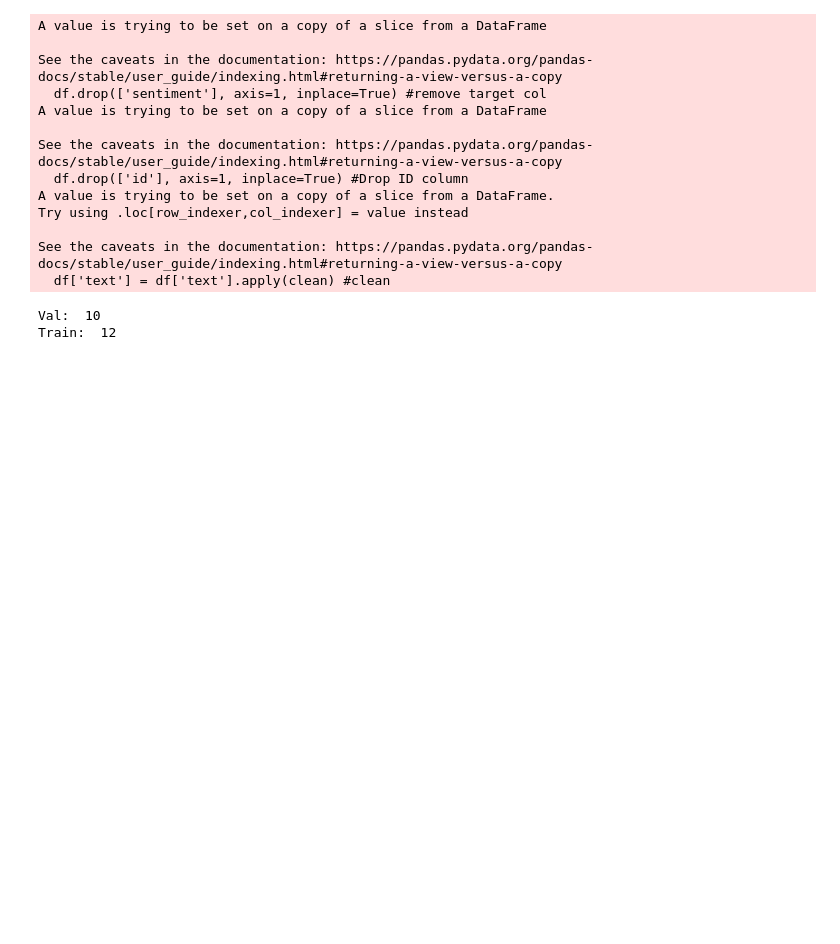
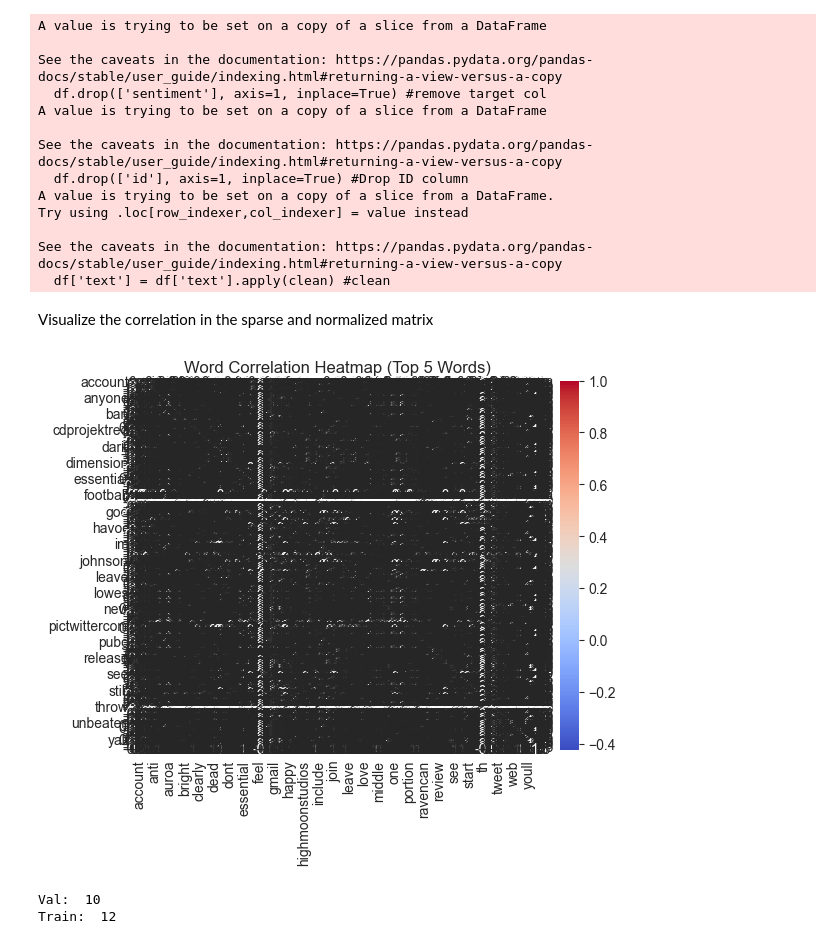
Before and after one commit to namitabagri/Text-Sentiment-Classifier, a Jupyter notebook: colab.ipynb, the cells around one changed output. Cells and saved outputs as stored; diff of their text form; code cells hidden in the pictures; blank space fills up the shorter version.

```diff
--- a/colab.ipynb
+++ b/colab.ipynb
@@ -303,6 +303,22 @@ Try using .loc[row_indexer,col_indexer] = value instead
 
 See the caveats in the documentation: https://pandas.pydata.org/pandas-docs/stable/user_guide/indexing.html#returning-a-view-versus-a-copy
   df['text'] = df['text'].apply(clean) #clean
+# %% [markdown]
+Visualize the correlation in the sparse and normalized matrix
+# %%
+original_feature_names = list(vectorizer.get_feature_names_out())
+new_feature_names = original_feature_names + ['title']
+# %%
+cov = pd.DataFrame(X_normalized.toarray(), columns=new_feature_names)
+# %%
+corr = cov.corr()
+
+# Heatmap
+sns.heatmap(corr, annot=True, cmap="coolwarm")
+plt.title("Word Correlation Heatmap (Top 5 Words)")
+plt.show()
+# %% [output]
+[figure, added]
 # %%
 y_bow_pred = model.predict(X_bow_test_combo)
 # %%
```
Also changed, not shown: parts of 3 cells of this notebook.
